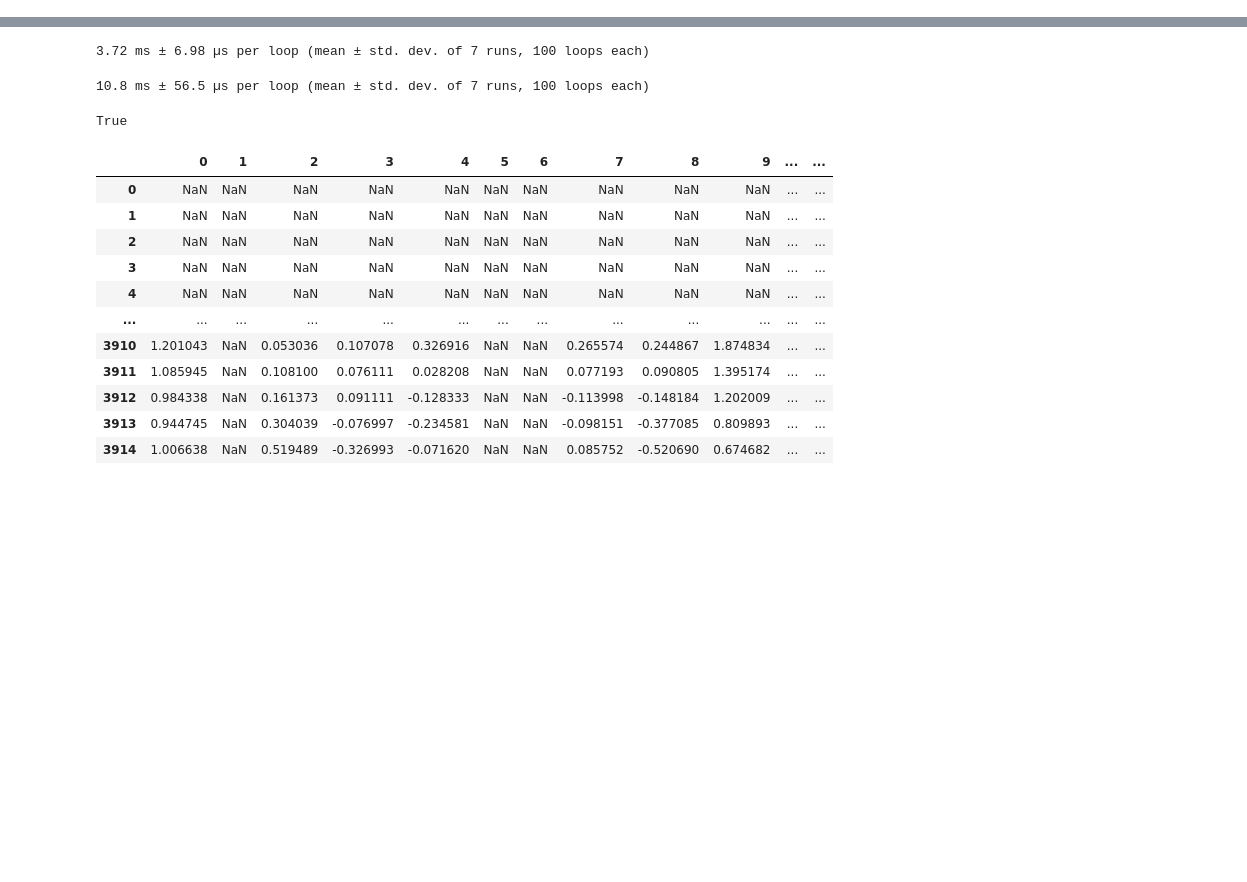
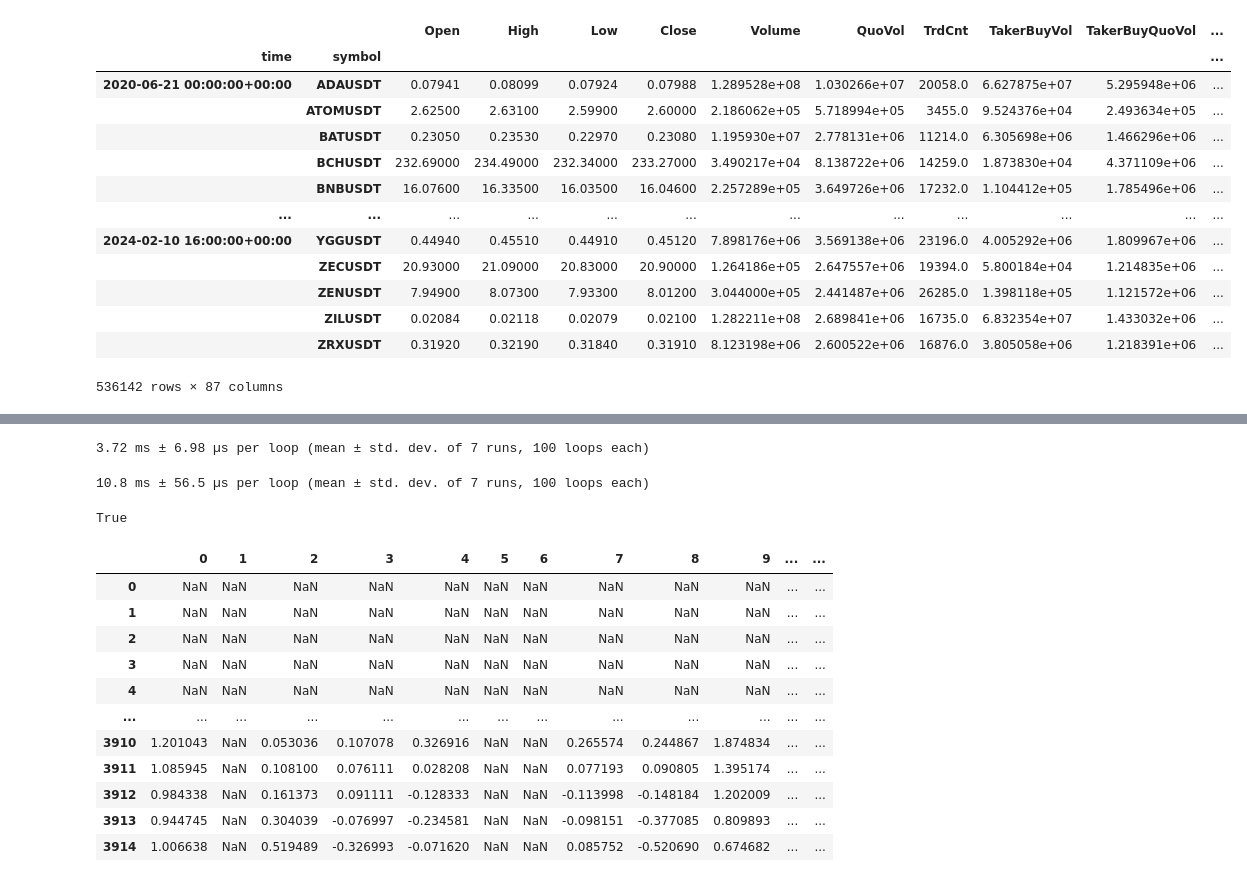
Before and after one commit to pennymax/gplearn, a Jupyter notebook: mytest_functions.ipynb, the cells around one changed output, grey strips where cells are left out. Cells and saved outputs as stored; diff of their text form; code cells hidden in the pictures; blank space fills up the shorter version.

```diff
--- a/mytest_functions.ipynb
+++ b/mytest_functions.ipynb
@@ -30,2 +30,18 @@ array([[       nan,        nan,        nan, ...,        nan,        nan,
 # %%
-dffct = pd.read_parquet('/home/pennymax/proj/MFM/CrossSection/v1_basic/basic_8h_2/fct_proc.parquet')
+dffct = pd.read_parquet('/home/pennymax/proj/MFM/CrossSection/v2_8h/prepare_data/fct_proc.parquet')
+dffct
+# %% [output]
+|  |  | Open | High | Low | Close | Volume | QuoVol | TrdCnt | TakerBuyVol | TakerBuyQuoVol | ... |
+| time | symbol |  |  |  |  |  |  |  |  |  | ... |
+| 2020-06-21 00:00:00+00:00 | ADAUSDT | 0.07941 | 0.08099 | 0.07924 | 0.07988 | 1.289528e+08 | 1.030266e+07 | 20058.0 | 6.627875e+07 | 5.295948e+06 | ... |
+|  | ATOMUSDT | 2.62500 | 2.63100 | 2.59900 | 2.60000 | 2.186062e+05 | 5.718994e+05 | 3455.0 | 9.524376e+04 | 2.493634e+05 | ... |
+|  | BATUSDT | 0.23050 | 0.23530 | 0.22970 | 0.23080 | 1.195930e+07 | 2.778131e+06 | 11214.0 | 6.305698e+06 | 1.466296e+06 | ... |
+|  | BCHUSDT | 232.69000 | 234.49000 | 232.34000 | 233.27000 | 3.490217e+04 | 8.138722e+06 | 14259.0 | 1.873830e+04 | 4.371109e+06 | ... |
+|  | BNBUSDT | 16.07600 | 16.33500 | 16.03500 | 16.04600 | 2.257289e+05 | 3.649726e+06 | 17232.0 | 1.104412e+05 | 1.785496e+06 | ... |
+| ... | ... | ... | ... | ... | ... | ... | ... | ... | ... | ... | ... |
+| 2024-02-10 16:00:00+00:00 | YGGUSDT | 0.44940 | 0.45510 | 0.44910 | 0.45120 | 7.898176e+06 | 3.569138e+06 | 23196.0 | 4.005292e+06 | 1.809967e+06 | ... |
+|  | ZECUSDT | 20.93000 | 21.09000 | 20.83000 | 20.90000 | 1.264186e+05 | 2.647557e+06 | 19394.0 | 5.800184e+04 | 1.214835e+06 | ... |
+|  | ZENUSDT | 7.94900 | 8.07300 | 7.93300 | 8.01200 | 3.044000e+05 | 2.441487e+06 | 26285.0 | 1.398118e+05 | 1.121572e+06 | ... |
+|  | ZILUSDT | 0.02084 | 0.02118 | 0.02079 | 0.02100 | 1.282211e+08 | 2.689841e+06 | 16735.0 | 6.832354e+07 | 1.433032e+06 | ... |
+|  | ZRXUSDT | 0.31920 | 0.32190 | 0.31840 | 0.31910 | 8.123198e+06 | 2.600522e+06 | 16876.0 | 3.805058e+06 | 1.218391e+06 | ... |
+536142 rows × 87 columns
```
Also changed, not shown: parts of 5 cells of this notebook, 2 other files.
